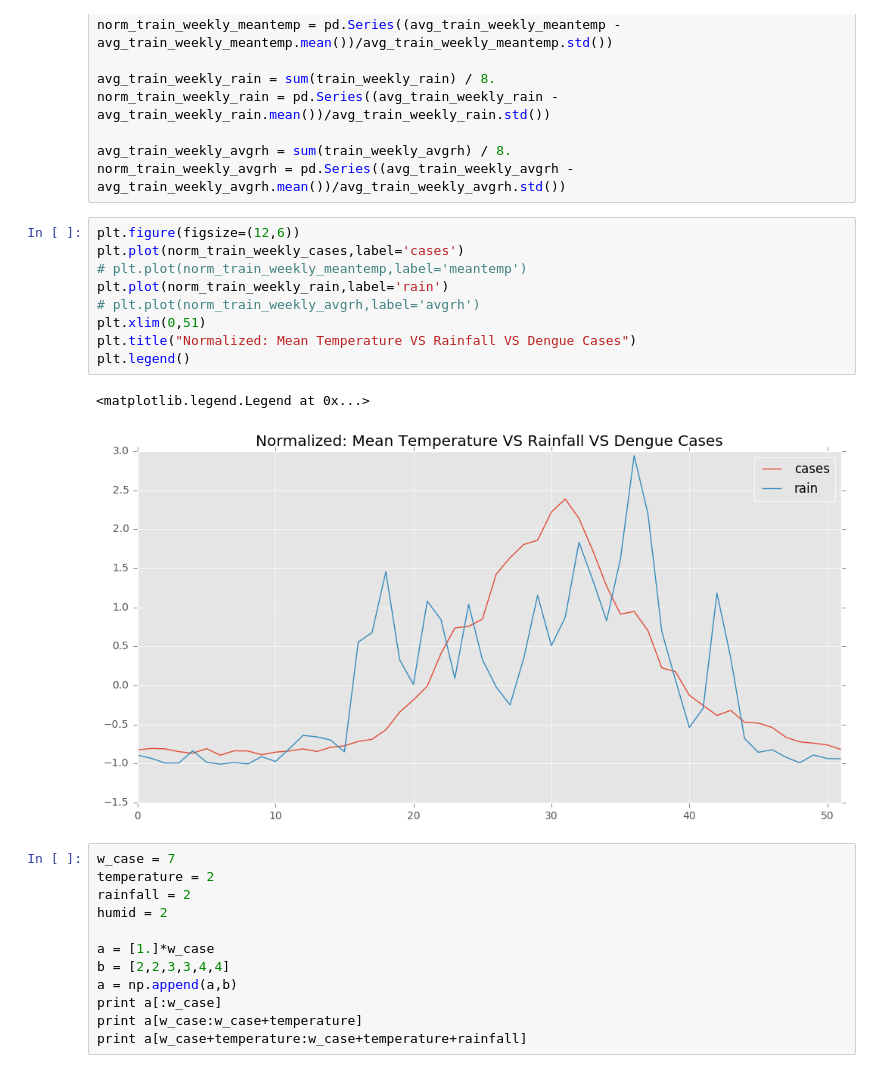
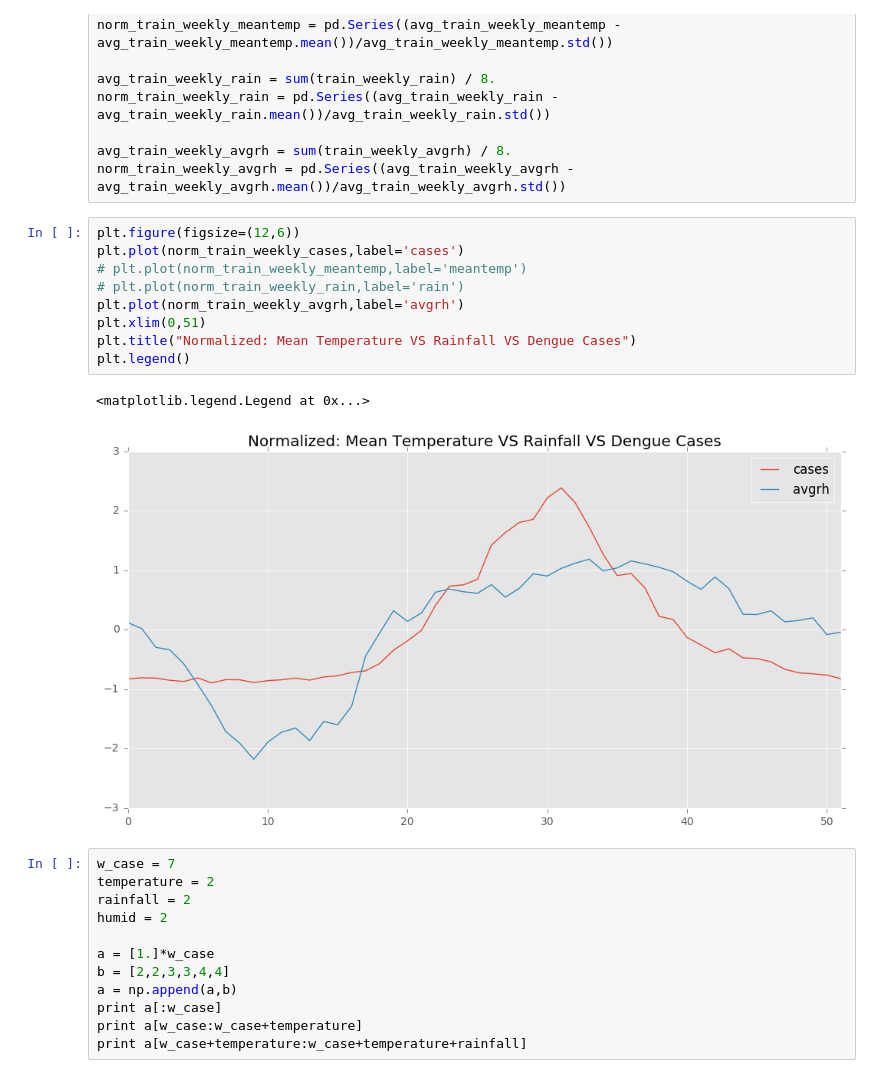
Before and after one commit to johnnycs/dengue-prediction, a Jupyter notebook: Dengue and Weather Correlation.ipynb, the cells around one changed output. Drawn from its saved outputs; the diff is of its cells as text.

```diff
--- a/Dengue and Weather Correlation.ipynb
+++ b/Dengue and Weather Correlation.ipynb
@@ -260,15 +260,15 @@ norm_train_weekly_avgrh = pd.Series((avg_train_weekly_avgrh - avg_train_weekly_a
 # %%
 plt.figure(figsize=(12,6))
 plt.plot(norm_train_weekly_cases,label='cases')
 # plt.plot(norm_train_weekly_meantemp,label='meantemp')
-plt.plot(norm_train_weekly_rain,label='rain')
-# plt.plot(norm_train_weekly_avgrh,label='avgrh')
+# plt.plot(norm_train_weekly_rain,label='rain')
+plt.plot(norm_train_weekly_avgrh,label='avgrh')
 plt.xlim(0,51)
 plt.title("Normalized: Mean Temperature VS Rainfall VS Dengue Cases")
 plt.legend()
 # %% [output]
 <matplotlib.legend.Legend at 0x...>
-[figure, old version]
+[figure, new version]
 # %%
 w_case = 7
 temperature = 2
```
Also changed, not shown: 31 other files.
